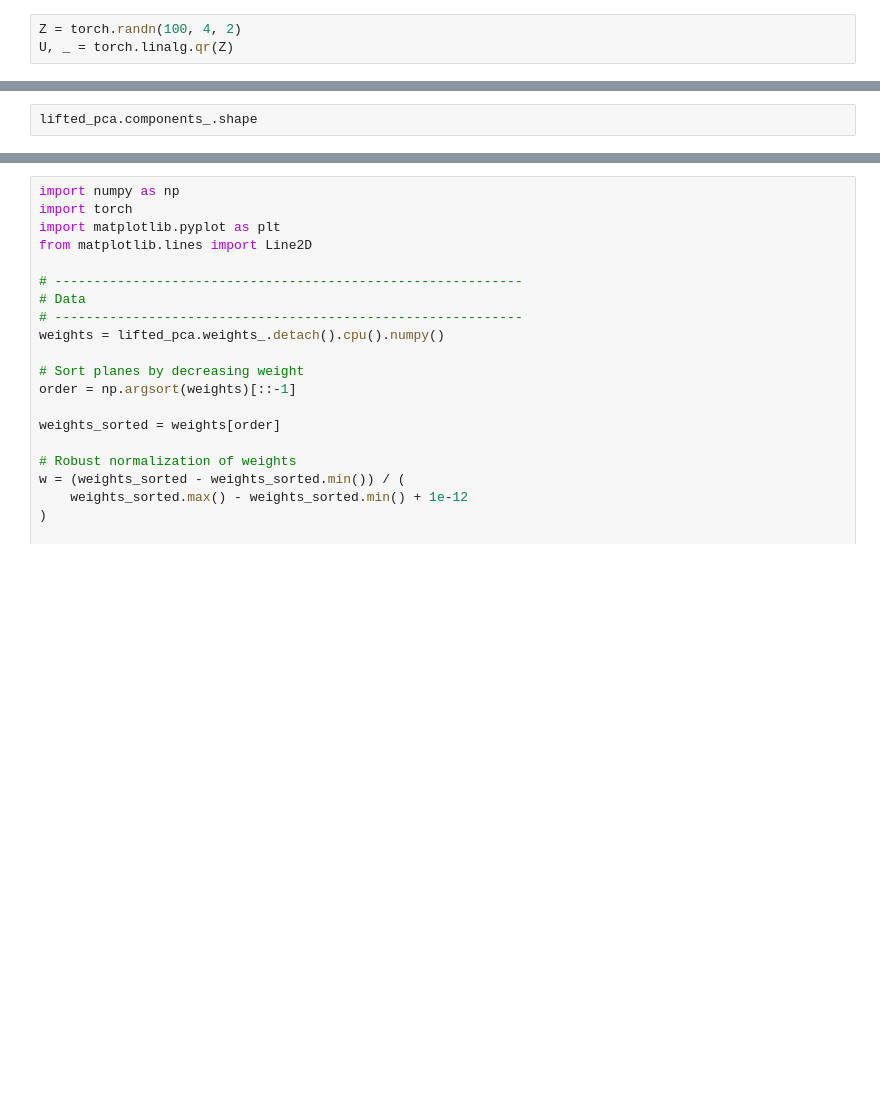
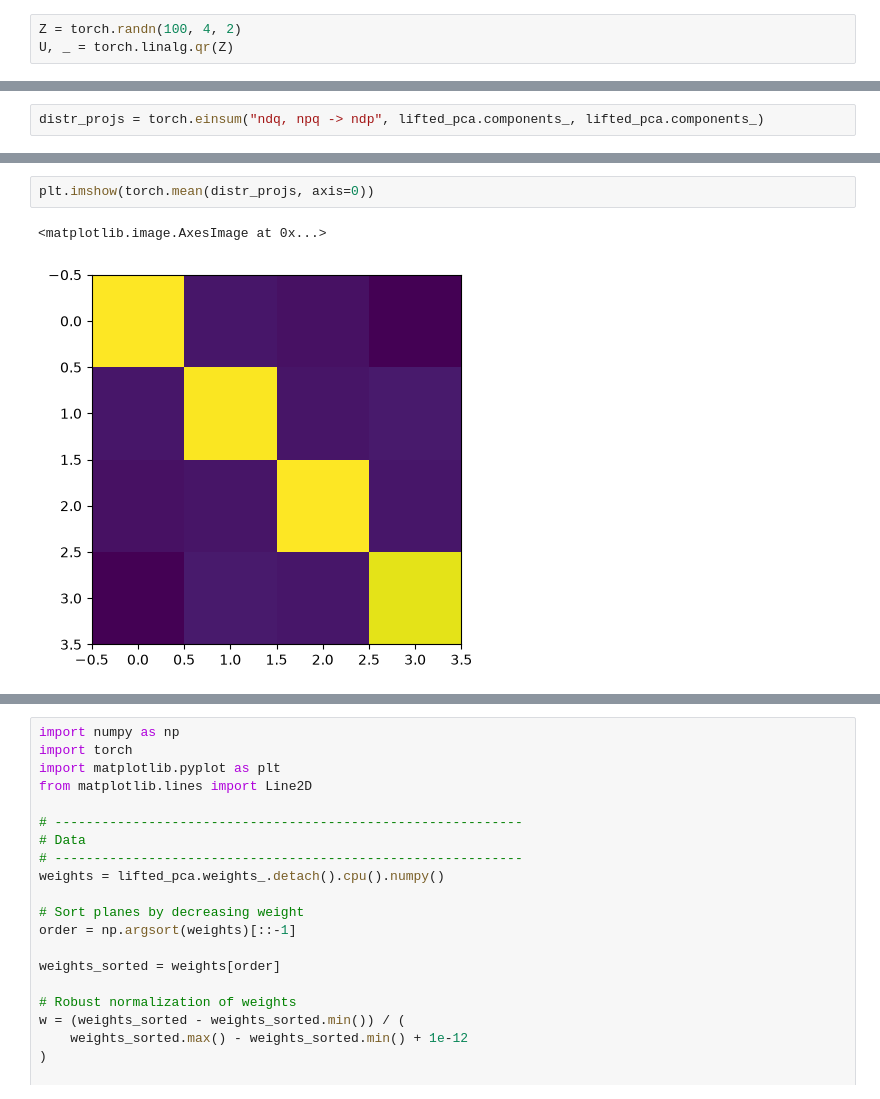
Before and after one commit to clbonet/Lifting_PCA_Wasserstein_Space, a Jupyter notebook: LiftedPCA_Iris.ipynb, the cells around one changed output, grey strips where cells are left out. Drawn from its saved outputs; the diff is of its cells as text; blank space fills up the shorter version.

```diff
--- a/LiftedPCA_Iris.ipynb
+++ b/LiftedPCA_Iris.ipynb
@@ -183,2 +178,2 @@ plt.show()
 # %%
-lifted_pca.components_.shape
+distr_projs = torch.einsum("ndq, npq -> ndp", lifted_pca.components_, lifted_pca.components_)
@@ -186,0 +187,5 @@ torch.Size([500, 4, 2])
+# %%
+plt.imshow(torch.mean(distr_projs, axis=0))
+# %% [output]
+<matplotlib.image.AxesImage at 0x...>
+[figure, added]
```
Also changed, not shown: parts of 32 cells of this notebook, 2 other files.
